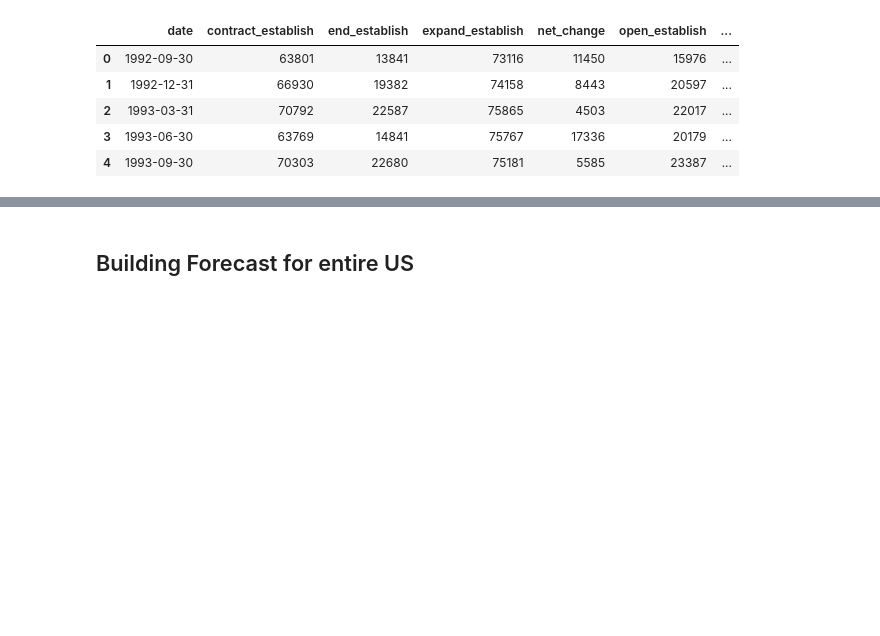
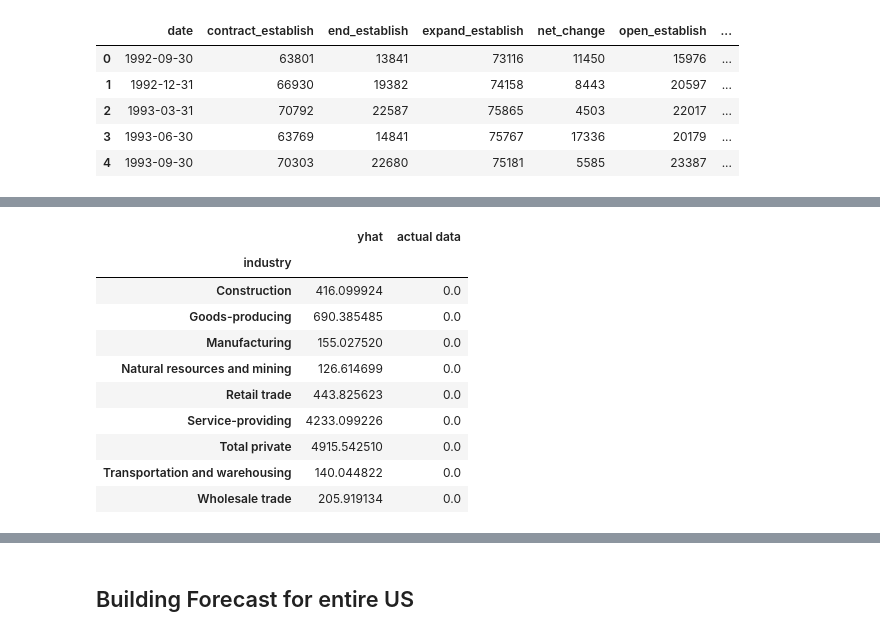
Before and after one commit to ttoddfox/Small-Business-Capstone, a Jupyter notebook: Models and Forecasting/Time Series/Time Series Forecast.ipynb, the cells around one changed output, grey strips where cells are left out. Cells and saved outputs as stored; diff of their text form; code cells hidden in the pictures; blank space fills up the shorter version.

```diff
--- a/Models and Forecasting/Time Series/Time Series Forecast.ipynb
+++ b/Models and Forecasting/Time Series/Time Series Forecast.ipynb
@@ -40,0 +109,16 @@ open_establish_ts_all = open_establish_ts.groupby('ds').sum().reset_index()
+# %%
+end_establish_forecast_2019 = end_establish_forecast.loc[(end_establish_forecast['ds']>='2019') &
+                                                           (end_establish_forecast['ds']<'2020')]
+end_establish_forecast_2019.groupby('industry').sum()
+# %% [output]
+|  | yhat | actual data |
+| industry |  |  |
+| Construction | 416.099924 | 0.0 |
+| Goods-producing | 690.385485 | 0.0 |
+| Manufacturing | 155.027520 | 0.0 |
+| Natural resources and mining | 126.614699 | 0.0 |
+| Retail trade | 443.825623 | 0.0 |
+| Service-providing | 4233.099226 | 0.0 |
+| Total private | 4915.542510 | 0.0 |
+| Transportation and warehousing | 140.044822 | 0.0 |
+| Wholesale trade | 205.919134 | 0.0 |
```
Also changed, not shown: parts of 22 cells of this notebook, 1 other file.
